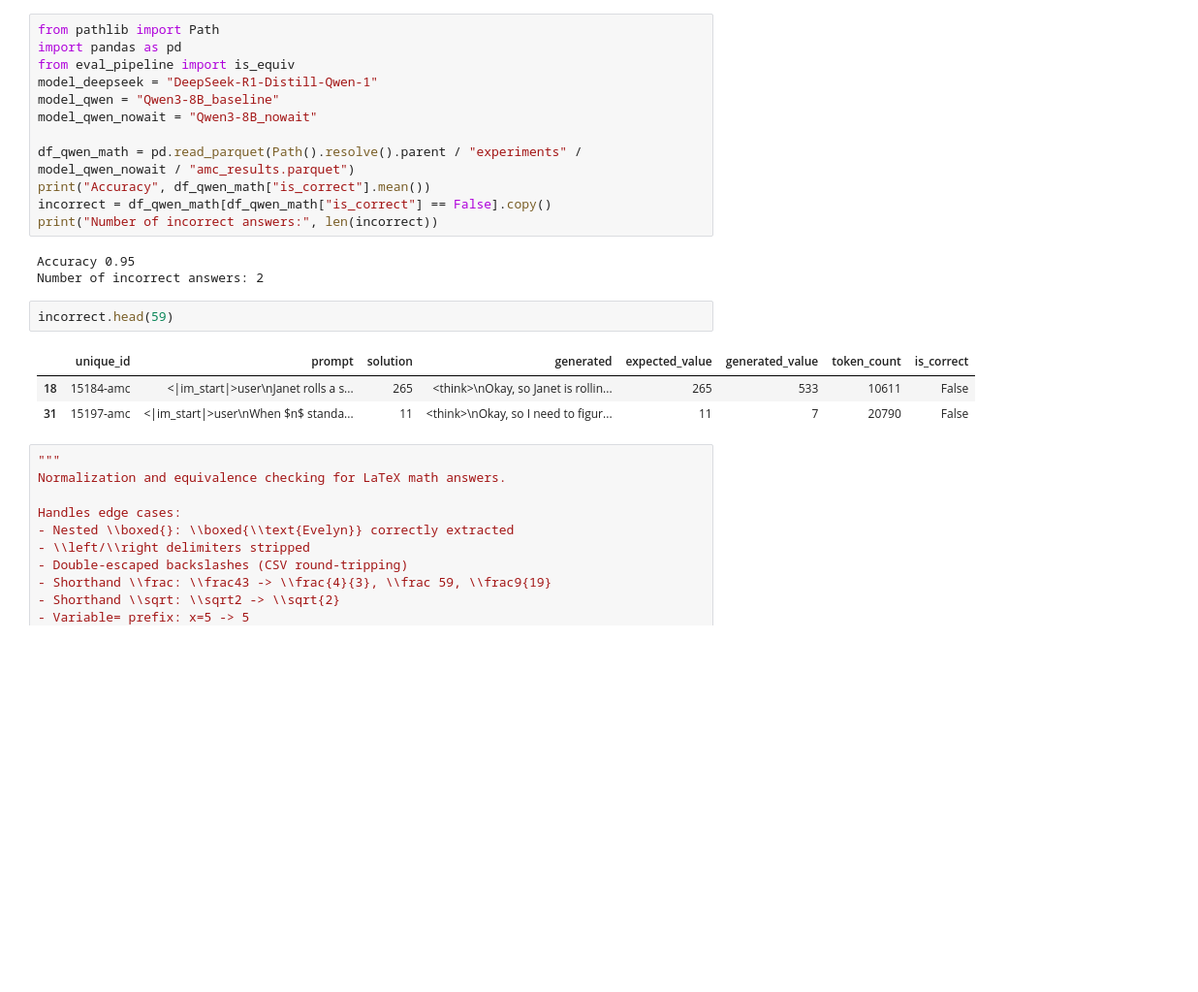
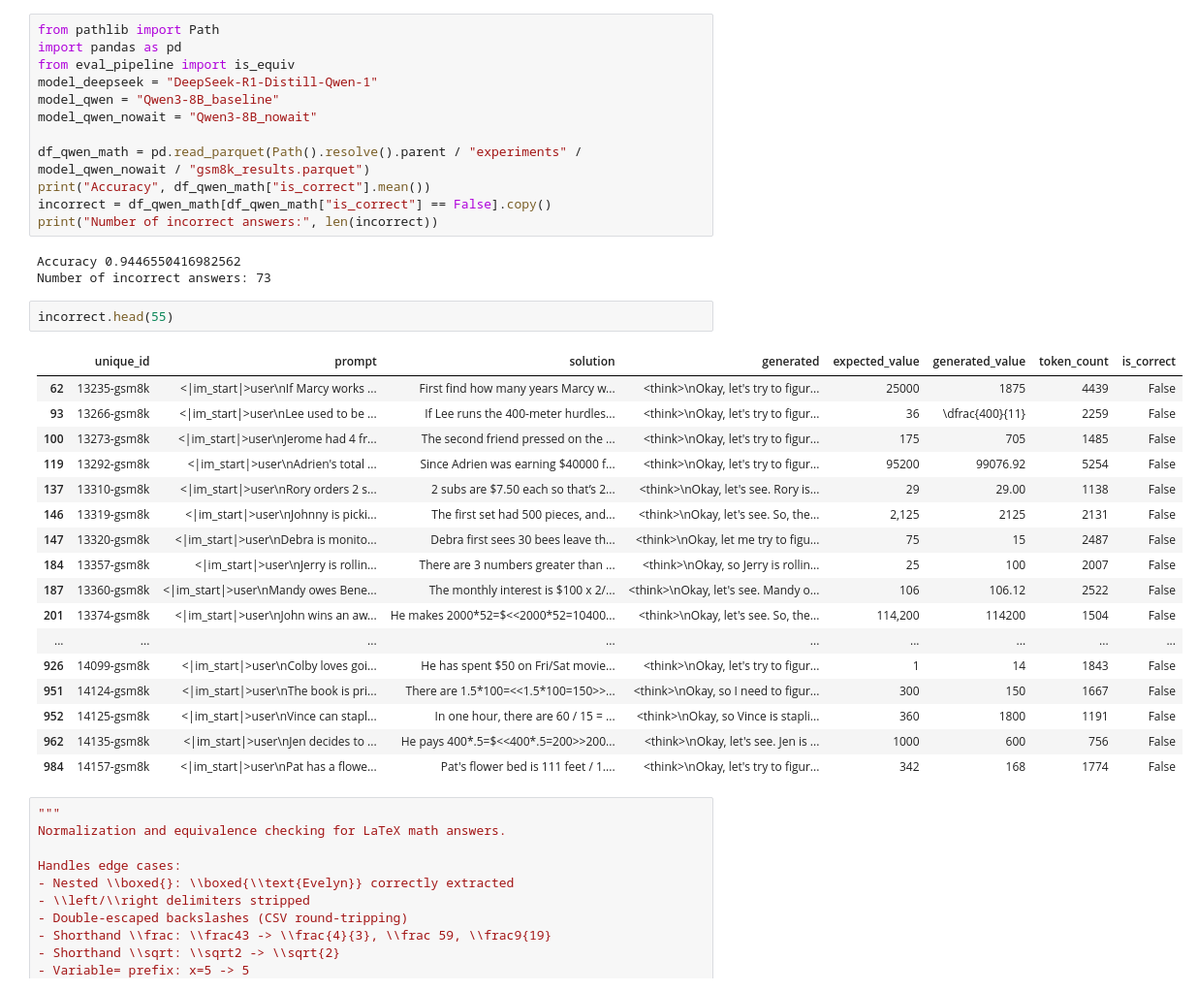
Before and after one commit to SebastianJitaru29/llm-think-too-much, a Jupyter notebook: evaluation/results_analysis.ipynb, the cells around one changed output. Shown at 97% size. Saved outputs shown, nothing was run; the diff lists cells and outputs as text; blank space fills up the shorter version.

Commit message:
feat: gsm8k nowait results

```diff
--- a/evaluation/results_analysis.ipynb
+++ b/evaluation/results_analysis.ipynb
@@ -48,19 +49,33 @@ model_deepseek = "DeepSeek-R1-Distill-Qwen-1"
 model_qwen = "Qwen3-8B_baseline"
 model_qwen_nowait = "Qwen3-8B_nowait"
 
-df_qwen_math = pd.read_parquet(Path().resolve().parent / "experiments" / model_qwen_nowait / "amc_results.parquet")
+df_qwen_math = pd.read_parquet(Path().resolve().parent / "experiments" / model_qwen_nowait / "gsm8k_results.parquet")
 print("Accuracy", df_qwen_math["is_correct"].mean())
 incorrect = df_qwen_math[df_qwen_math["is_correct"] == False].copy()
 print("Number of incorrect answers:", len(incorrect))
 # %% [output]
-Accuracy 0.95
-Number of incorrect answers: 2
+Accuracy 0.9446550416982562
+Number of incorrect answers: 73
 # %%
-incorrect.head(59)
+incorrect.head(55)
 # %% [output]
 |  | unique_id | prompt | solution | generated | expected_value | generated_value | token_count | is_correct |
-| 18 | 15184-amc | <|im_start|>user\nJanet rolls a s... | 265 | <think>\nOkay, so Janet is rollin... | 265 | 533 | 10611 | False |
-| 31 | 15197-amc | <|im_start|>user\nWhen $n$ standa... | 11 | <think>\nOkay, so I need to figur... | 11 | 7 | 20790 | False |
+| 62 | 13235-gsm8k | <|im_start|>user\nIf Marcy works ... | First find how many years Marcy w... | <think>\nOkay, let's try to figur... | 25000 | 1875 | 4439 | False |
+| 93 | 13266-gsm8k | <|im_start|>user\nLee used to be ... | If Lee runs the 400-meter hurdles... | <think>\nOkay, let's try to figur... | 36 | \dfrac{400}{11} | 2259 | False |
+| 100 | 13273-gsm8k | <|im_start|>user\nJerome had 4 fr... | The second friend pressed on the ... | <think>\nOkay, let's try to figur... | 175 | 705 | 1485 | False |
+| 119 | 13292-gsm8k | <|im_start|>user\nAdrien's total ... | Since Adrien was earning $40000 f... | <think>\nOkay, let's try to figur... | 95200 | 99076.92 | 5254 | False |
+| 137 | 13310-gsm8k | <|im_start|>user\nRory orders 2 s... | 2 subs are $7.50 each so that’s 2... | <think>\nOkay, let's see. Rory is... | 29 | 29.00 | 1138 | False |
+| 146 | 13319-gsm8k | <|im_start|>user\nJohnny is picki... | The first set had 500 pieces, and... | <think>\nOkay, let's see. So, the... | 2,125 | 2125 | 2131 | False |
+| 147 | 13320-gsm8k | <|im_start|>user\nDebra is monito... | Debra first sees 30 bees leave th... | <think>\nOkay, let me try to figu... | 75 | 15 | 2487 | False |
+| 184 | 13357-gsm8k | <|im_start|>user\nJerry is rollin... | There are 3 numbers greater than ... | <think>\nOkay, so Jerry is rollin... | 25 | 100 | 2007 | False |
+| 187 | 13360-gsm8k | <|im_start|>user\nMandy owes Bene... | The monthly interest is $100 x 2/... | <think>\nOkay, let's see. Mandy o... | 106 | 106.12 | 2522 | False |
+| 201 | 13374-gsm8k | <|im_start|>user\nJohn wins an aw... | He makes 2000*52=$<<2000*52=10400... | <think>\nOkay, let's see. So, the... | 114,200 | 114200 | 1504 | False |
+| ... | ... | ... | ... | ... | ... | ... | ... | ... |
+| 926 | 14099-gsm8k | <|im_start|>user\nColby loves goi... | He has spent $50 on Fri/Sat movie... | <think>\nOkay, let's try to figur... | 1 | 14 | 1843 | False |
+| 951 | 14124-gsm8k | <|im_start|>user\nThe book is pri... | There are 1.5*100=<<1.5*100=150>>... | <think>\nOkay, so I need to figur... | 300 | 150 | 1667 | False |
+| 952 | 14125-gsm8k | <|im_start|>user\nVince can stapl... | In one hour, there are 60 / 15 = ... | <think>\nOkay, so Vince is stapli... | 360 | 1800 | 1191 | False |
+| 962 | 14135-gsm8k | <|im_start|>user\nJen decides to ... | He pays 400*.5=$<<400*.5=200>>200... | <think>\nOkay, let's see. Jen is ... | 1000 | 600 | 756 | False |
+| 984 | 14157-gsm8k | <|im_start|>user\nPat has a flowe... | Pat's flower bed is 111 feet / 1.... | <think>\nOkay, let's try to figur... | 342 | 168 | 1774 | False |
 # %%
 """
 Normalization and equivalence checking for LaTeX math answers.
```
Also changed, not shown: parts of 3 cells of this notebook, 1 other file.
